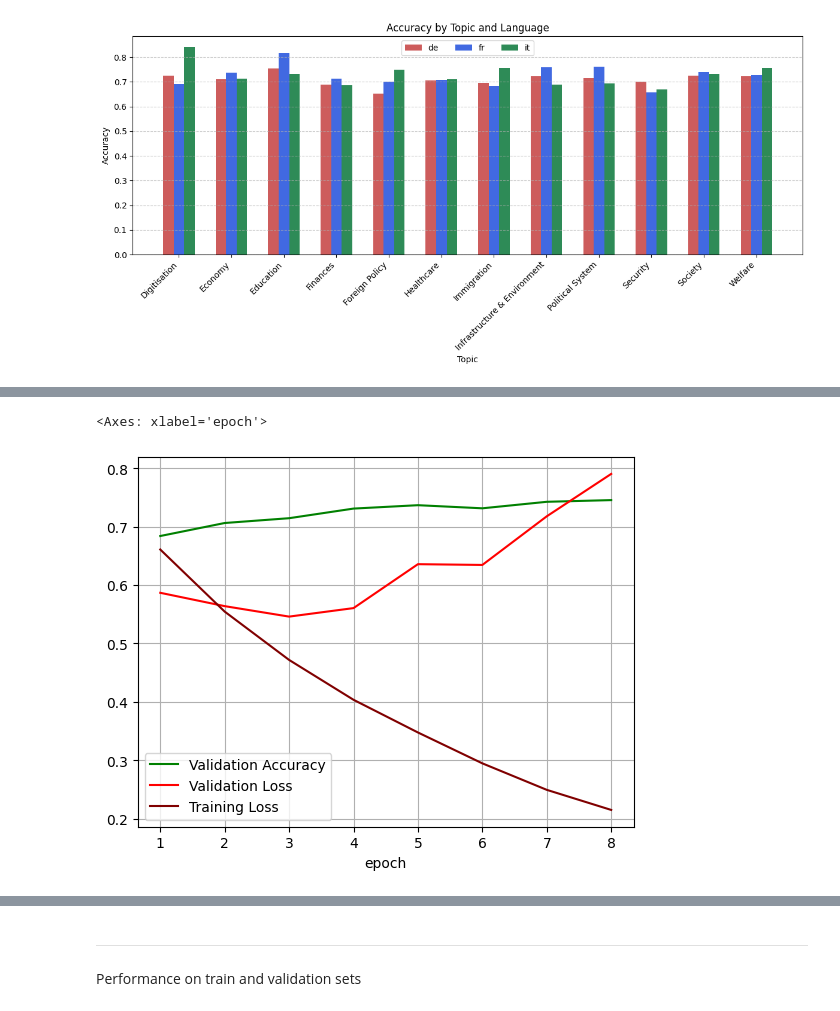
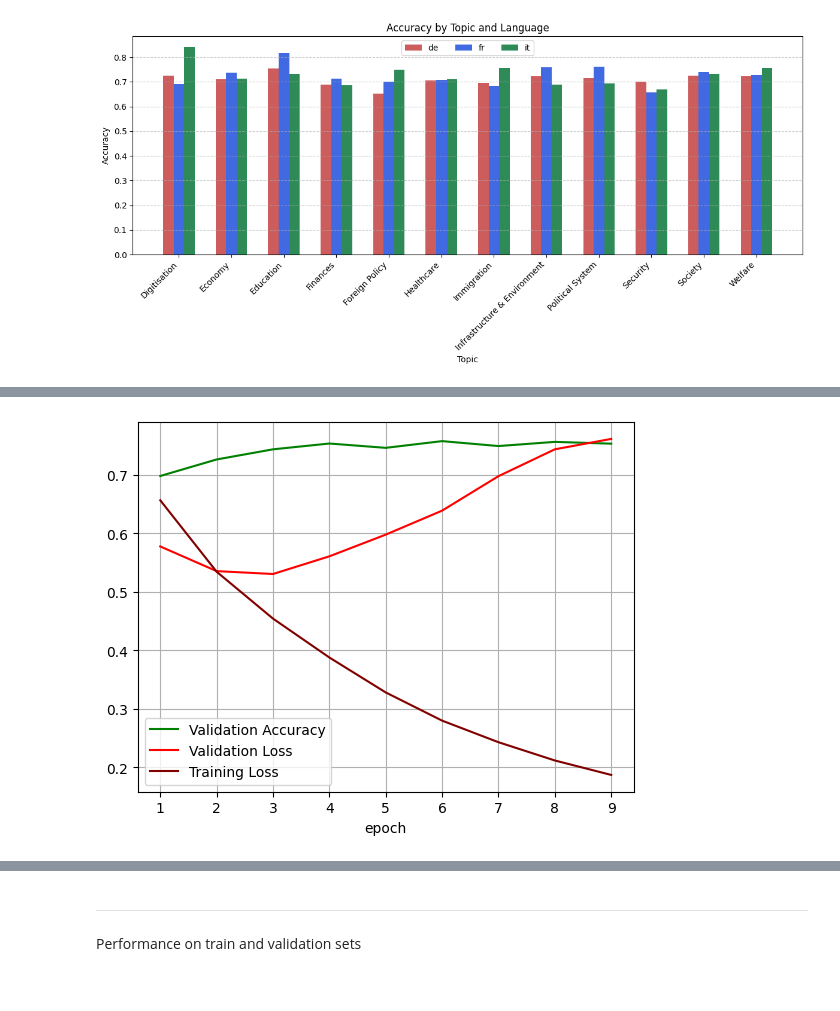
Before and after one commit to NazaninShafiabadi/StanceDetection, a Jupyter notebook: data/xstance/analysis.ipynb, the cells around one changed output, grey strips where cells are left out. Cells and saved outputs as stored; diff of their text form; code cells hidden in the pictures.

```diff
--- a/data/xstance/analysis.ipynb
+++ b/data/xstance/analysis.ipynb
@@ -100,10 +101,3 @@ def plot(df):
 plot(test_preds)
 # %% [output]
 [figure]
-# %%
-log_dir = "models/stance_classifier/best_model/trainer_state.json"
-
-with open(log_dir, 'r') as file:
-    data = json.load(file)
-
-print(data)
@@ -112,6 +104,18 @@ print(data)
 # %%
-log_history = (pd.DataFrame(data['log_history'])
-               .groupby("epoch")
-               .agg(lambda x: x.dropna().iloc[0] if not x.dropna().empty else None)
-               .reset_index())
-log_history
+def plot_metrics(model_dir):
+    last_ckpt = os.path.join(glob.glob(os.path.join(model_dir, '*'))[-1], 'trainer_state.json')
+
+    with open(last_ckpt, 'r') as file:
+        data = json.load(file)
+
+    log_history = (pd.DataFrame(data['log_history'])
+                .groupby("epoch")
+                .agg(lambda x: x.dropna().iloc[0] if not x.dropna().empty else None)
+                .reset_index())
+
+    log_history.plot(x='epoch',
+                     y=['eval_accuracy', 'eval_loss', 'loss'],
+                     label=['Validation Accuracy', 'Validation Loss', 'Training Loss'],
+                     color=['green', 'red', 'maroon'],
+                     grid=True
+                     )
@@ -128,5 +122,5 @@ log_history
-# %%
-log_history.plot(x='epoch', y=['eval_accuracy', 'eval_loss', 'loss'], label=['Validation Accuracy', 'Validation Loss', 'Training Loss'] , color=['green', 'red', 'maroon'], grid=True)
-# %% [output]
-<Axes: xlabel='epoch'>
-[figure, removed]
+# %%
+model_dir = "../../models/binary_stance_classifier/"
+plot_metrics(model_dir)
+# %% [output]
+[figure, added]
```
Also changed, not shown: parts of 4 cells of this notebook, 5 other files.
